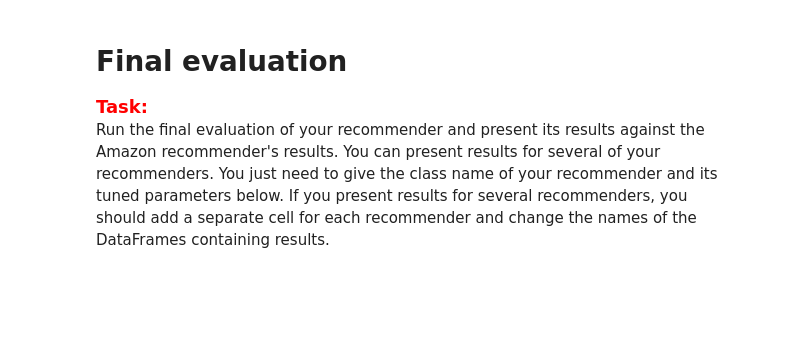
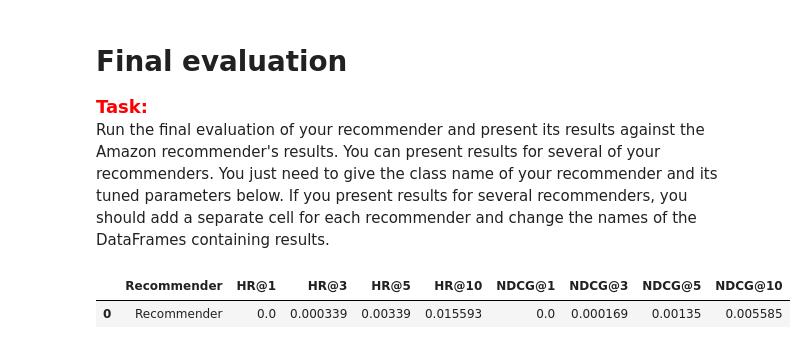
Before and after one commit to mmarlewski/recommender-systems-class, a Jupyter notebook: project_1_recommender_and_evaluation.ipynb, the cells around one changed output. Drawn from its saved outputs; the diff is of its cells as text; code cells hidden in the pictures; blank space fills up the shorter version.

```diff
--- a/project_1_recommender_and_evaluation.ipynb
+++ b/project_1_recommender_and_evaluation.ipynb
@@ -670,16 +1082,20 @@ print(best_param_set)
 Run the final evaluation of your recommender and present its results against the Amazon recommender's results. You can present results for several of your recommenders. You just need to give the class name of your recommender and its tuned parameters below. If you present results for several recommenders, you should add a separate cell for each recommender and change the names of the DataFrames containing results.
 # %%
 cb_user_item_recommender = LinearRegressionCBUIRecommender(
-    **{'n_neg_per_pos': 7})  # Initialize your recommender here with the best params from tuning
+    **{'n_neg_per_pos': 7})
+# cb_user_item_recommender = RandomForestCBUIRecommender(
+#     **{'max_depth': 9.0, 'min_samples_split': 27.0, 'n_estimators': 146.0, 'n_neg_per_pos': 2.0})
 
-# Give the name of your recommender in the line below
-linear_cbui_tts_results = [['LinearRegressionCBUIRecommender'] + list(evaluate_train_test_split_implicit(
+linear_cbui_tts_results = [['Recommender'] + list(evaluate_train_test_split_implicit(
     cb_user_item_recommender, interactions_df, items_df))]
 
 linear_cbui_tts_results = pd.DataFrame(
     linear_cbui_tts_results, columns=['Recommender', 'HR@1', 'HR@3', 'HR@5', 'HR@10', 'NDCG@1', 'NDCG@3', 'NDCG@5', 'NDCG@10'])
 
 display(linear_cbui_tts_results)
+# %% [output]
+|  | Recommender | HR@1 | HR@3 | HR@5 | HR@10 | NDCG@1 | NDCG@3 | NDCG@5 | NDCG@10 |
+| 0 | Recommender | 0.0 | 0.000339 | 0.00339 | 0.015593 | 0.0 | 0.000169 | 0.00135 | 0.005585 |
 # %%
 from recommenders.amazon_recommender import AmazonRecommender
 
```
Also changed, not shown: parts of 14 cells of this notebook, 6 other files.
